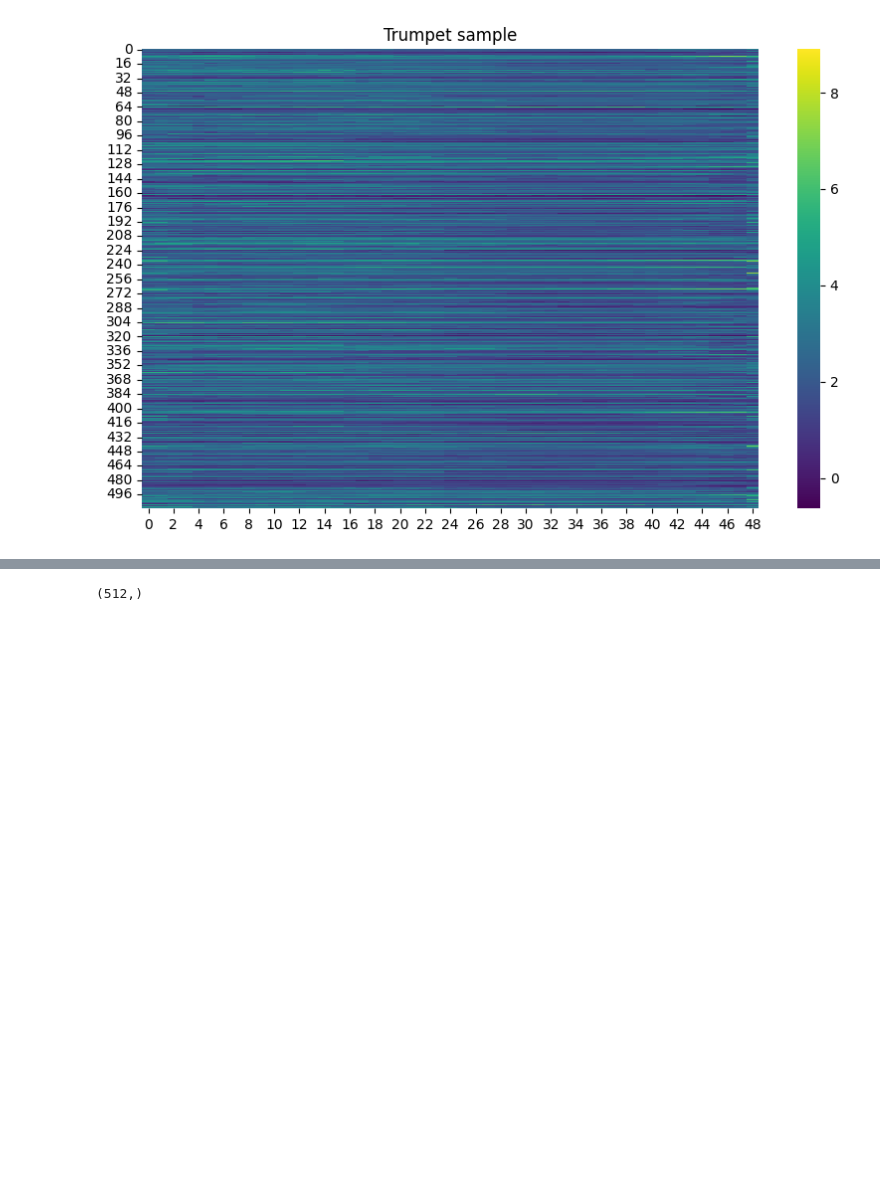
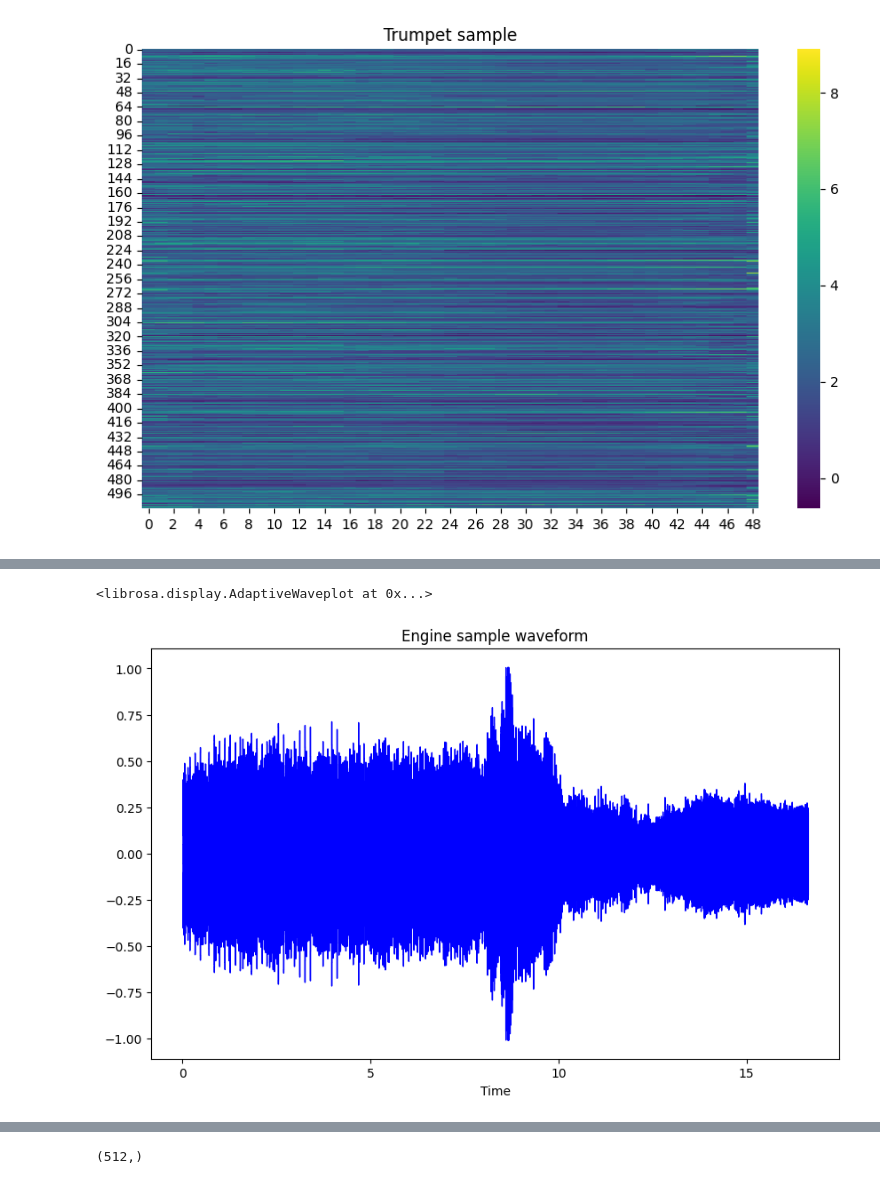
Before and after one commit to mamodrzejewski/wimu-openl3-example, a Jupyter notebook: 01_openl3.ipynb, the cells around one changed output, grey strips where cells are left out. Cells and saved outputs as stored; diff of their text form; code cells hidden in the pictures; blank space fills up the shorter version.

```diff
--- a/01_openl3.ipynb
+++ b/01_openl3.ipynb
@@ -67,0 +84,7 @@ sns.heatmap(np.load(TRUMPET_1_FILENAME)["embedding"].T, cmap="viridis")
+# %%
+plt.title("Engine sample waveform")
+y, sr = librosa.load("raw_data/585215__myeclecticself__car-engine-maserati-granturismo-switch-to-sport-mode-and-launch.wav")
+librosa.display.waveshow(y, color="blue")
+# %% [output]
+<librosa.display.AdaptiveWaveplot at 0x...>
+[figure, added]
```
Also changed, not shown: parts of 7 cells of this notebook, 3 other files.
